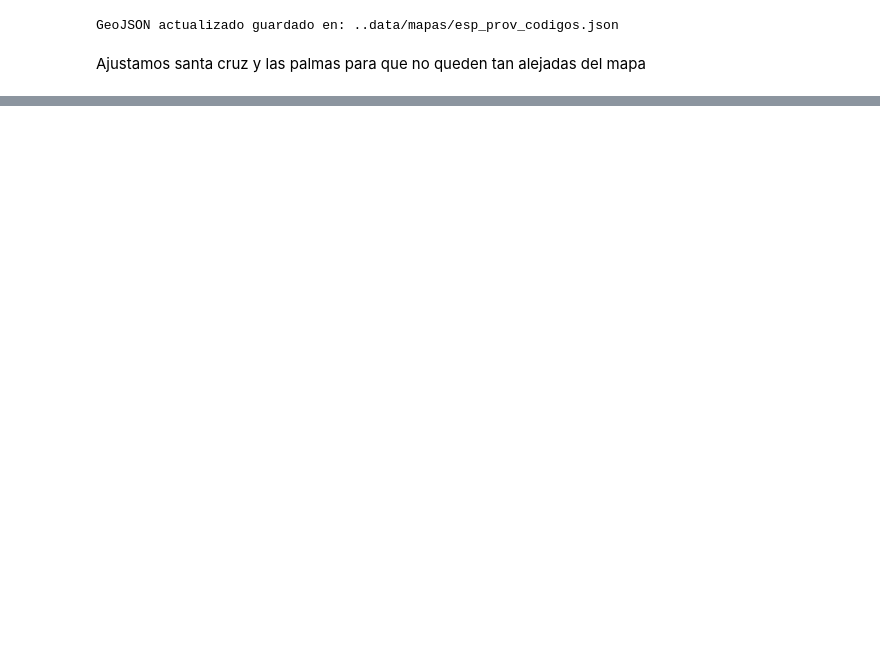
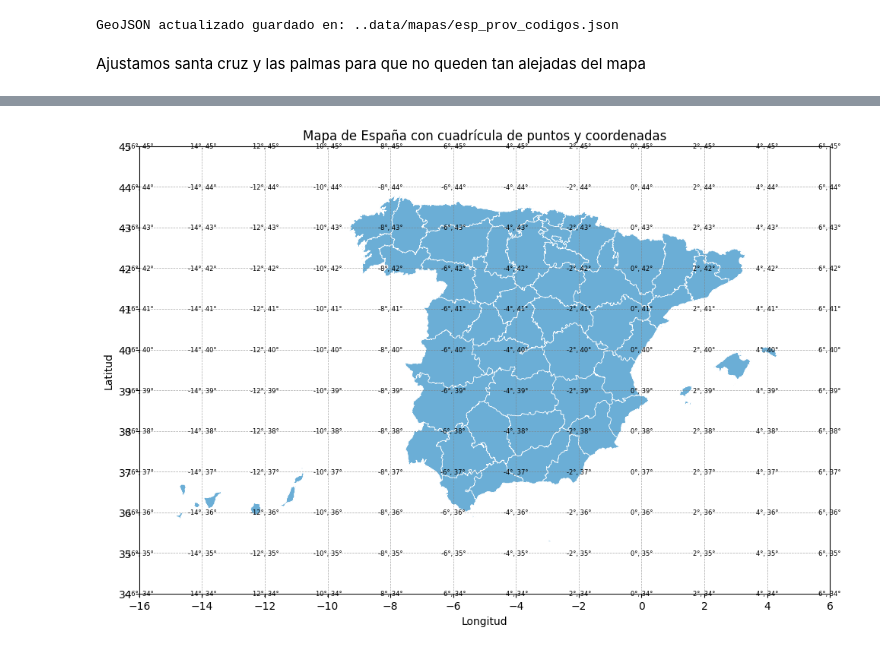
Before and after one commit to Jalope/TFM_Repo, a Jupyter notebook: DB_Demografia/config_mapa.ipynb, the cells around one changed output, grey strips where cells are left out. Saved outputs shown, nothing was run; the diff lists cells and outputs as text; code cells hidden in the pictures; blank space fills up the shorter version.

```diff
--- a/DB_Demografia/config_mapa.ipynb
+++ b/DB_Demografia/config_mapa.ipynb
@@ -86,0 +163,41 @@ GeoJSON con Canarias ajustadas guardado en: ../data/mapas/esp_prov_canarias_ajus
+# %%
+import geopandas as gpd
+import matplotlib.pyplot as plt
+import numpy as np
+
+# Cargar GeoJSON
+gdf = gpd.read_file(INPUT_GEOJSON)
+
+# Crear figura y ejes
+fig, ax = plt.subplots(figsize=(10, 8))
+gdf.plot(ax=ax, color='#6baed6', edgecolor='white', linewidth=0.5)
+
+# Obtener límites actuales
+xmin, xmax = ax.get_xlim()
+ymin, ymax = ax.get_ylim()
+
+# Definir intervalo de cuadrícula
+grid_lon = 2.0  # cada 2 grados de longitud
+grid_lat = 1.0  # cada 1 grado de latitud
+xticks = np.arange(np.floor(xmin), np.ceil(xmax) + grid_lon, grid_lon)
+yticks = np.arange(np.floor(ymin), np.ceil(ymax) + grid_lat, grid_lat)
+
+# Configurar ticks y cuadrícula
+ax.set_xticks(xticks)
+ax.set_yticks(yticks)
+ax.grid(True, linestyle='--', color='gray', linewidth=0.5, alpha=0.7)
+
+# Etiquetar cada intersección con sus coordenadas
+for x in xticks:
+    for y in yticks:
+        ax.text(x, y, f"{int(x)}°, {int(y)}°", fontsize=6, ha='center', va='center', color='black')
+
+# Etiquetas y título
+ax.set_title("Mapa de España con cuadrícula de puntos y coordenadas")
+ax.set_xlabel("Longitud")
+ax.set_ylabel("Latitud")
+
+plt.tight_layout()
+plt.show()
+# %% [output]
+[figure, added]
```
Also changed, not shown: parts of 5 cells of this notebook, 1 other file.
